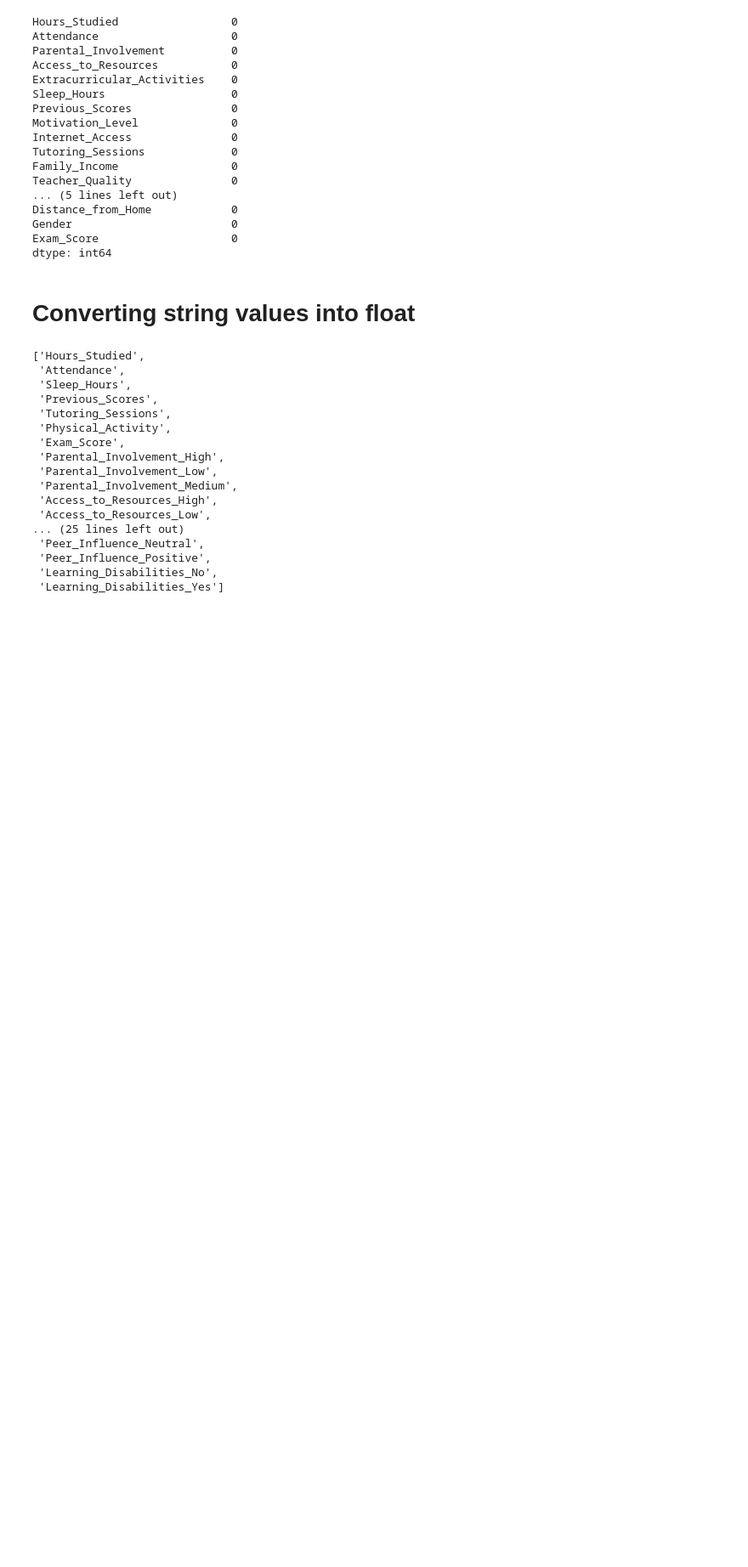
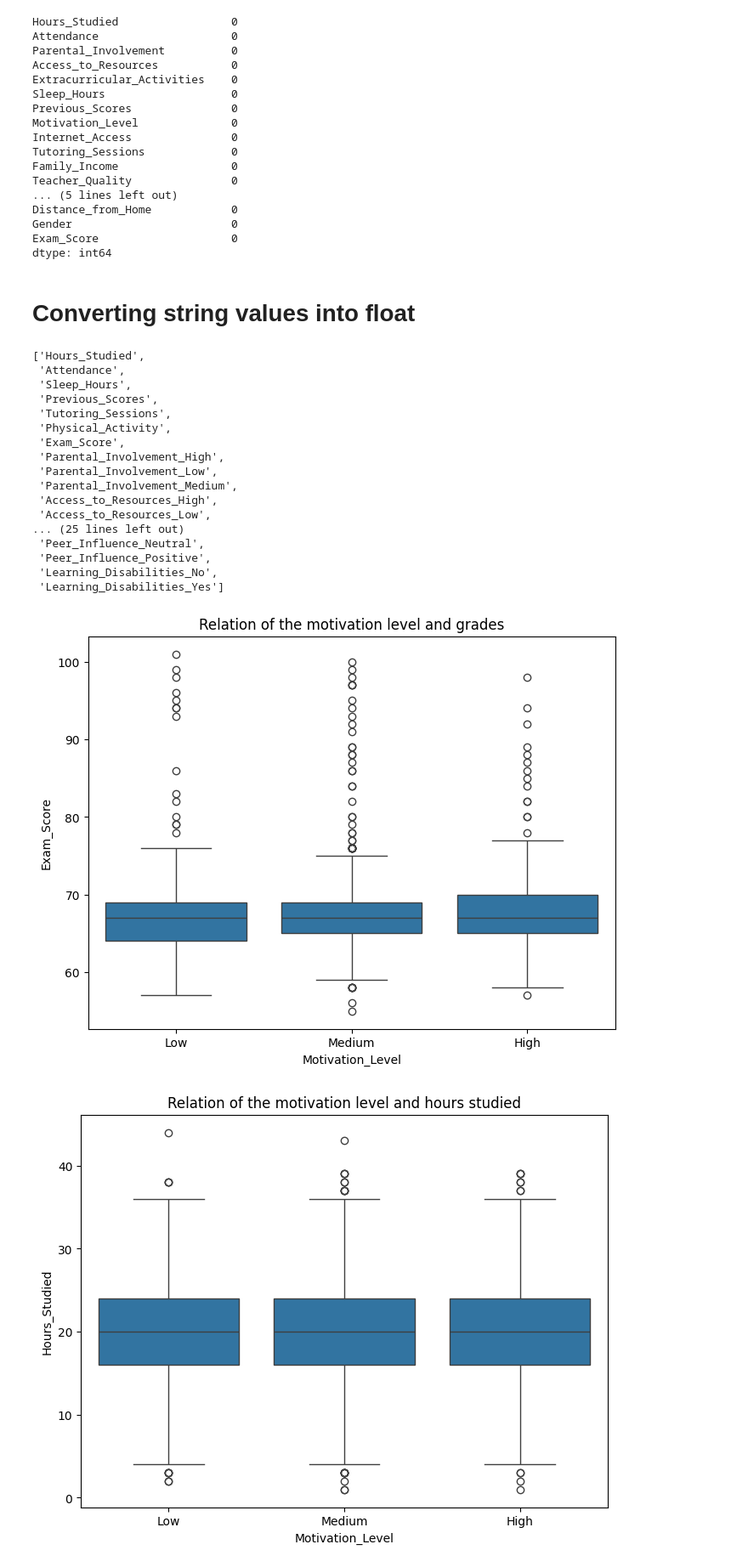
Before and after one commit to uylag/march_conference, a Jupyter notebook: Conference.ipynb, the cells around one changed output. Shown at 85% size. Drawn from its saved outputs; the diff is of its cells as text; code cells hidden in the pictures; blank space fills up the shorter version.

Commit message:
Updated data

```diff
--- a/Conference.ipynb
+++ b/Conference.ipynb
@@ -89,3 +89,21 @@ list(df.columns)
  'Peer_Influence_Positive',
  'Learning_Disabilities_No',
  'Learning_Disabilities_Yes']
+# %%
+# mot_low, mot_med, mot_high = "Motivation_Level_Low", "Motivation_Level_Medium", "Motivation_Level_High"
+
+plt.figure(figsize=(8, 6))
+sns.boxplot(x="Motivation_Level", y="Exam_Score", data=data)
+plt.title("Relation of the motivation level and grades")
+
+plt.figure(figsize=(8, 6))
+sns.boxplot(x="Motivation_Level", y="Hours_Studied", data=data)
+plt.title("Relation of the motivation level and hours studied")
+plt.show()
+
+mean_values = data.groupby(["Motivation_Level"])[["Hours_Studied", "Attendance", "Tutoring_Sessions"]].mean()
+print("Mean values analysis:")
+print(mean_values)
+# %% [output]
+[figure, added]
+[figure, added]
```
Also changed, not shown: parts of 3 cells of this notebook, 1 other file.
